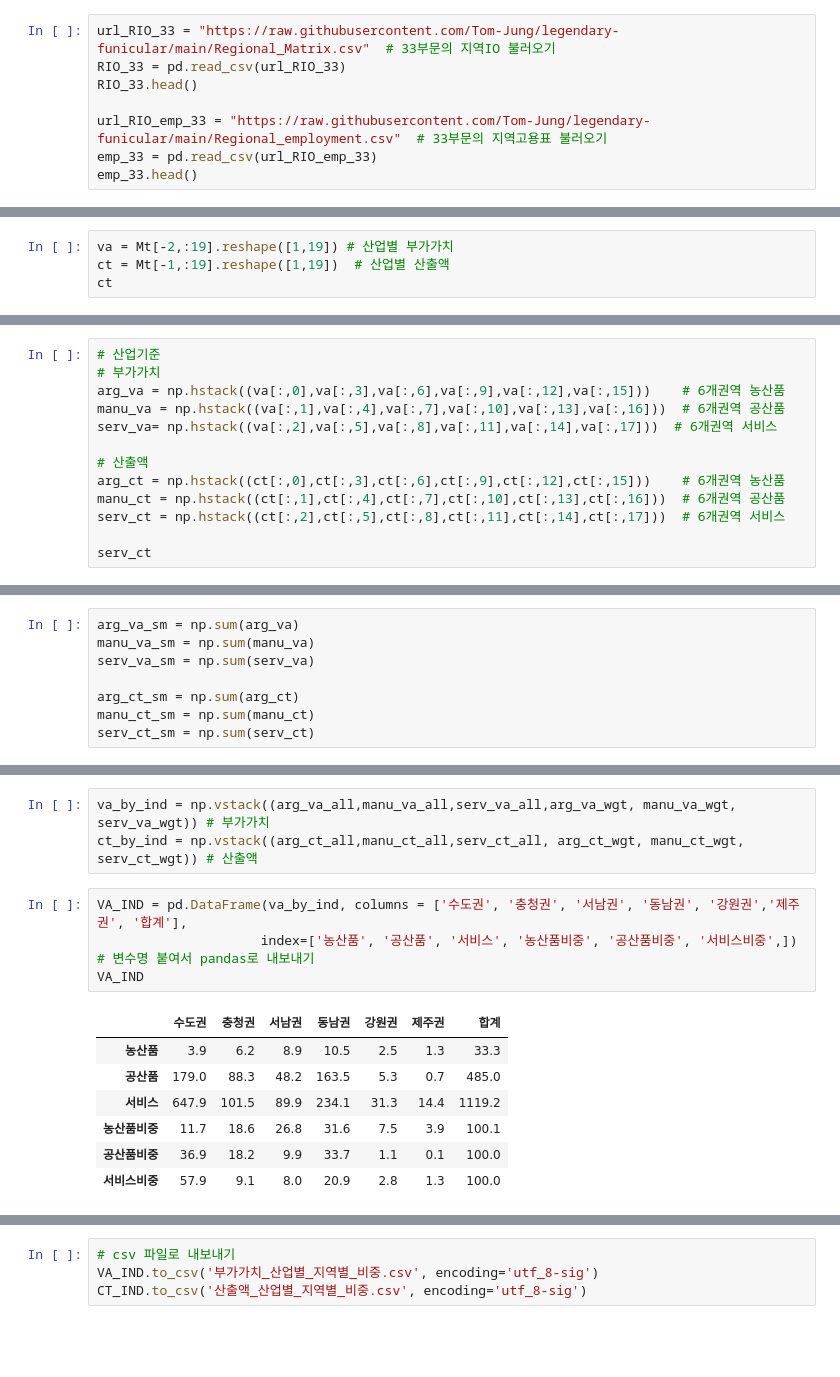
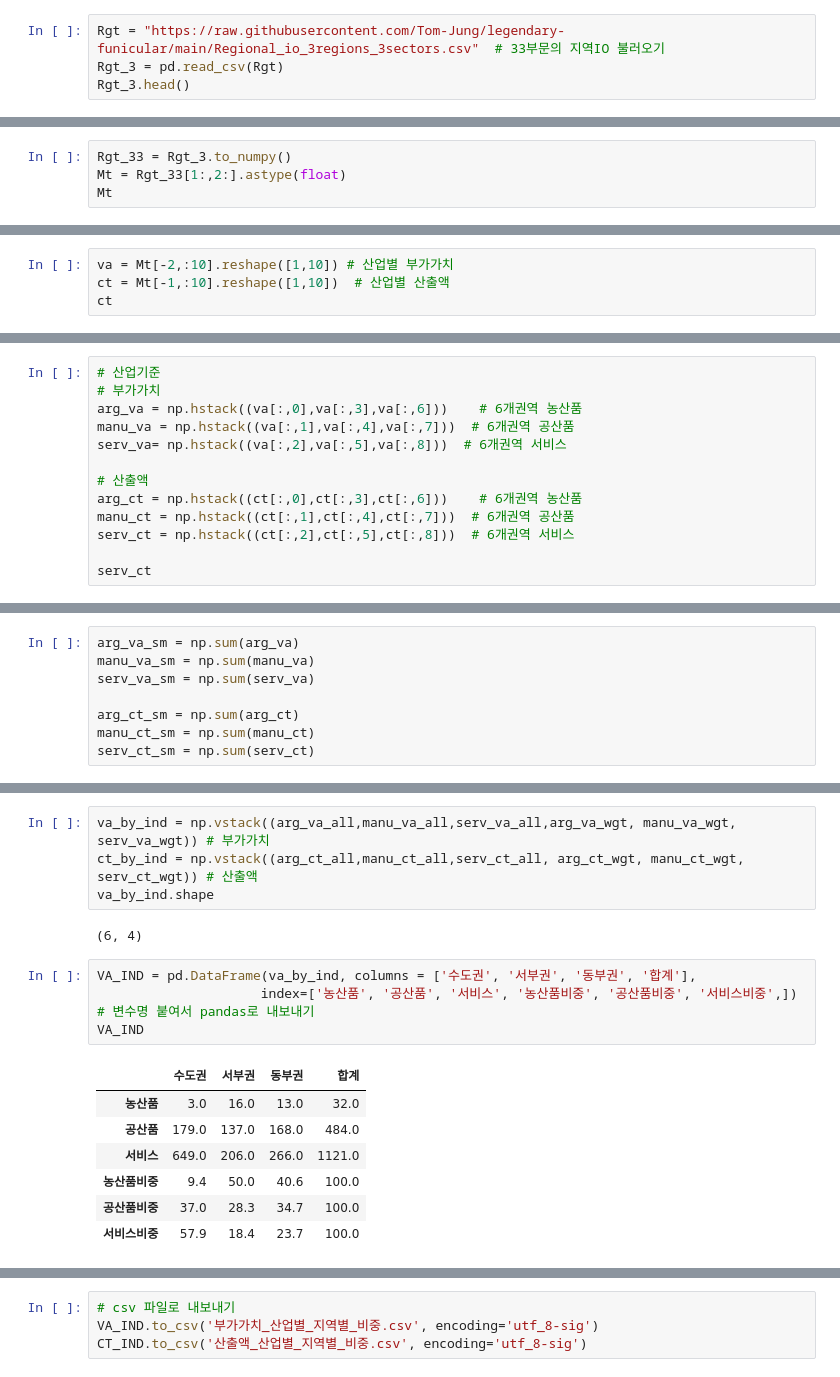
Before and after one commit to Tom-Jung/legendary-funicular, a Jupyter notebook: Ch7. 지역산업연관분석.ipynb, the cells around one changed output, grey strips where cells are left out. Saved outputs shown, nothing was run; the diff lists cells and outputs as text; blank space fills up the shorter version.

```diff
--- a/Ch7. 지역산업연관분석.ipynb
+++ b/Ch7. 지역산업연관분석.ipynb
@@ -6,11 +6,7 @@ import pandas as pd  # Pandas import
 # %%
 np.set_printoptions(precision=3,suppress=True) # 결과를 소수 3자리까지만 보여주는 옵션
 # %%
-url_RIO_33 = "https://raw.githubusercontent.com/Tom-Jung/legendary-funicular/main/Regional_Matrix.csv"  # 33부문의 지역IO 불러오기
-RIO_33 = pd.read_csv(url_RIO_33)
-RIO_33.head()
-
-url_RIO_emp_33 = "https://raw.githubusercontent.com/Tom-Jung/legendary-funicular/main/Regional_employment.csv"  # 33부문의 지역고용표 불러오기
-emp_33 = pd.read_csv(url_RIO_emp_33)
-emp_33.head()
+Rgt = "https://raw.githubusercontent.com/Tom-Jung/legendary-funicular/main/Regional_io_3regions_3sectors.csv"  # 33부문의 지역IO 불러오기
+Rgt_3 = pd.read_csv(Rgt)
+Rgt_3.head()
 # %% [output]
@@ -400,2 +20,6 @@ array([[    2887.,    12953.,   119703.,     5816.,     4735.,    83061.,
 # %% [markdown]
 ## 지역, 산업구조 분석
+# %%
+Rgt_33 = Rgt_3.to_numpy()
+Mt = Rgt_33[1:,2:].astype(float)
+Mt
@@ -402,5 +44,5 @@ array([[    2887.,    12953.,   119703.,     5816.,     4735.,    83061.,
 # %%
-va = Mt[-2,:19].reshape([1,19]) # 산업별 부가가치
-ct = Mt[-1,:19].reshape([1,19])  # 산업별 산출액
+va = Mt[-2,:10].reshape([1,10]) # 산업별 부가가치
+ct = Mt[-1,:10].reshape([1,10])  # 산업별 산출액
 ct
 # %% [output]
@@ -442,14 +79,14 @@ VACT_by_RG.to_csv('산출액_부가가치_지역별_비중.csv', encoding='utf_8
 # %%
 # 산업기준
 # 부가가치
-arg_va = np.hstack((va[:,0],va[:,3],va[:,6],va[:,9],va[:,12],va[:,15]))    # 6개권역 농산품
-manu_va = np.hstack((va[:,1],va[:,4],va[:,7],va[:,10],va[:,13],va[:,16]))  # 6개권역 공산품
-serv_va= np.hstack((va[:,2],va[:,5],va[:,8],va[:,11],va[:,14],va[:,17]))  # 6개권역 서비스
+arg_va = np.hstack((va[:,0],va[:,3],va[:,6]))    # 6개권역 농산품
+manu_va = np.hstack((va[:,1],va[:,4],va[:,7]))  # 6개권역 공산품
+serv_va= np.hstack((va[:,2],va[:,5],va[:,8]))  # 6개권역 서비스
 
 # 산출액
-arg_ct = np.hstack((ct[:,0],ct[:,3],ct[:,6],ct[:,9],ct[:,12],ct[:,15]))    # 6개권역 농산품
-manu_ct = np.hstack((ct[:,1],ct[:,4],ct[:,7],ct[:,10],ct[:,13],ct[:,16]))  # 6개권역 공산품
-serv_ct = np.hstack((ct[:,2],ct[:,5],ct[:,8],ct[:,11],ct[:,14],ct[:,17]))  # 6개권역 서비스
+arg_ct = np.hstack((ct[:,0],ct[:,3],ct[:,6]))    # 6개권역 농산품
+manu_ct = np.hstack((ct[:,1],ct[:,4],ct[:,7]))  # 6개권역 공산품
+serv_ct = np.hstack((ct[:,2],ct[:,5],ct[:,8]))  # 6개권역 서비스
 
 serv_ct
 # %% [output]
@@ -489,16 +126,19 @@ array([ 58.4,   9.1,   8. ,  20.6,   2.6,   1.3, 100. ])
 # %%
 va_by_ind = np.vstack((arg_va_all,manu_va_all,serv_va_all,arg_va_wgt, manu_va_wgt, serv_va_wgt)) # 부가가치
 ct_by_ind = np.vstack((arg_ct_all,manu_ct_all,serv_ct_all, arg_ct_wgt, manu_ct_wgt, serv_ct_wgt)) # 산출액
+va_by_ind.shape
+# %% [output]
+(6, 4)
 # %%
-VA_IND = pd.DataFrame(va_by_ind, columns = ['수도권', '충청권', '서남권', '동남권', '강원권','제주권', '합계'],
+VA_IND = pd.DataFrame(va_by_ind, columns = ['수도권', '서부권', '동부권', '합계'],
                      index=['농산품', '공산품', '서비스', '농산품비중', '공산품비중', '서비스비중',]) # 변수명 붙여서 pandas로 내보내기
 VA_IND
 # %% [output]
-|  | 수도권 | 충청권 | 서남권 | 동남권 | 강원권 | 제주권 | 합계 |
-| 농산품 | 3.9 | 6.2 | 8.9 | 10.5 | 2.5 | 1.3 | 33.3 |
-| 공산품 | 179.0 | 88.3 | 48.2 | 163.5 | 5.3 | 0.7 | 485.0 |
-| 서비스 | 647.9 | 101.5 | 89.9 | 234.1 | 31.3 | 14.4 | 1119.2 |
-| 농산품비중 | 11.7 | 18.6 | 26.8 | 31.6 | 7.5 | 3.9 | 100.1 |
-| 공산품비중 | 36.9 | 18.2 | 9.9 | 33.7 | 1.1 | 0.1 | 100.0 |
-| 서비스비중 | 57.9 | 9.1 | 8.0 | 20.9 | 2.8 | 1.3 | 100.0 |
+|  | 수도권 | 서부권 | 동부권 | 합계 |
+| 농산품 | 3.0 | 16.0 | 13.0 | 32.0 |
+| 공산품 | 179.0 | 137.0 | 168.0 | 484.0 |
+| 서비스 | 649.0 | 206.0 | 266.0 | 1121.0 |
+| 농산품비중 | 9.4 | 50.0 | 40.6 | 100.0 |
+| 공산품비중 | 37.0 | 28.3 | 34.7 | 100.0 |
+| 서비스비중 | 57.9 | 18.4 | 23.7 | 100.0 |
 # %%
```
Also changed, not shown: parts of 101 cells of this notebook.
